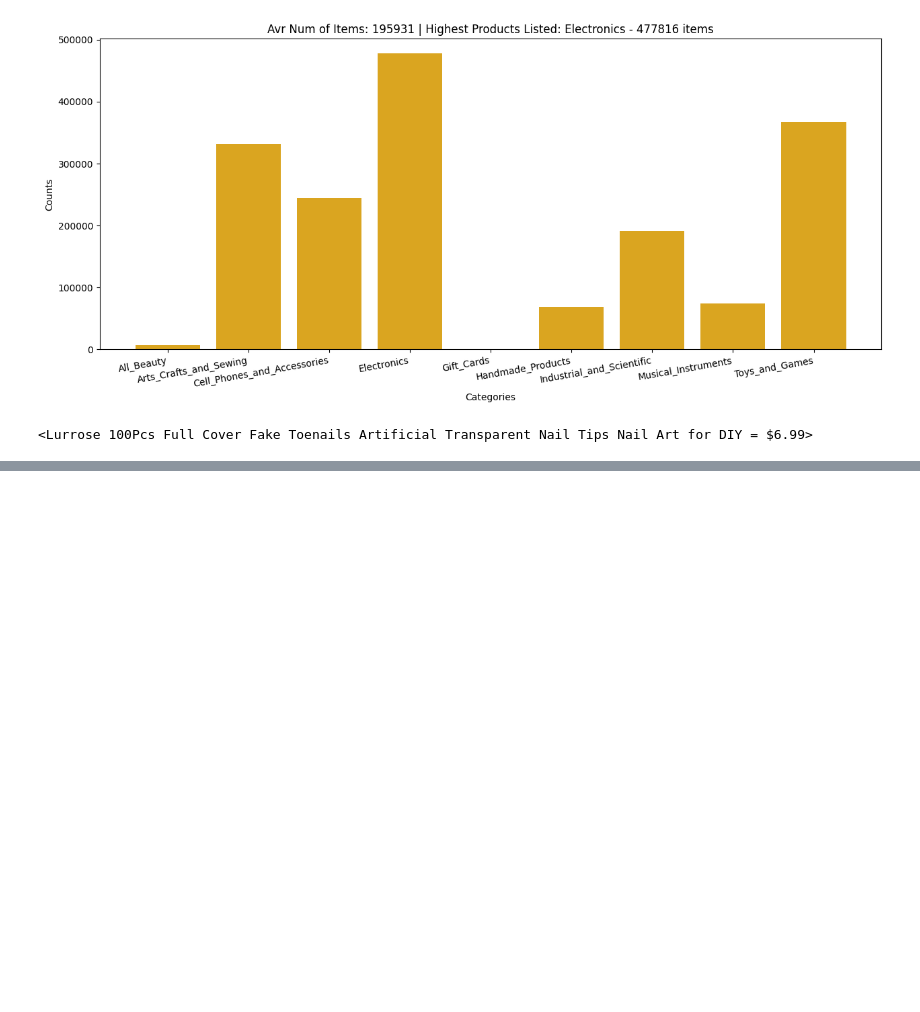
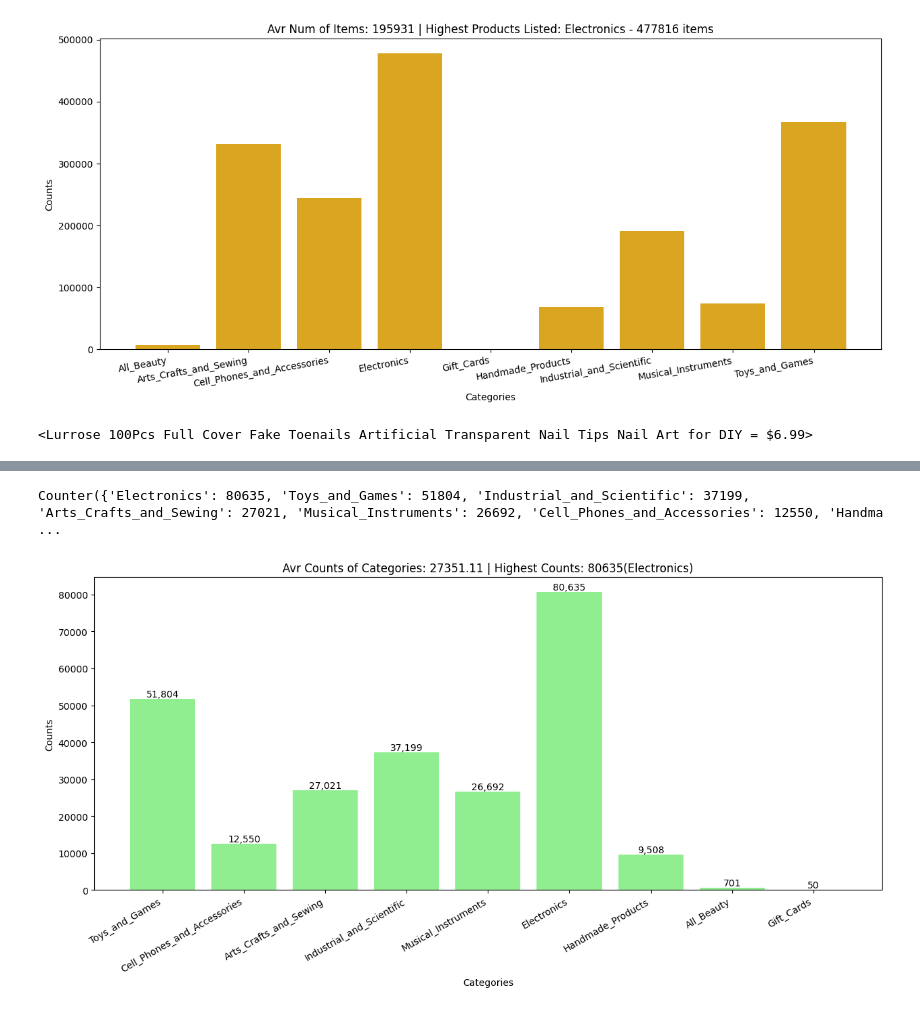
Before and after one commit to mightyoctopus/dataset-curation-data-cleanup, a Jupyter notebook: d2_data_curation_part2.ipynb, the cells around one changed output, grey strips where cells are left out. Drawn from its saved outputs; the diff is of its cells as text; code cells hidden in the pictures; blank space fills up the shorter version.

```diff
--- a/d2_data_curation_part2.ipynb
+++ b/d2_data_curation_part2.ipynb
@@ -221,0 +222,29 @@ There are 246,160 items in the sample
+# %%
+### Category Counter
+
+categories = [item.category for item in samples]
+
+category_counter = Counter(categories)
+
+### Separate categories and counts
+cats, counts = zip(*category_counter.items())
+### Category with the highest counts
+highest_key = category_counter.most_common(1)
+
+### Bar Chart:
+plt.figure(figsize=(15, 6))
+plt.bar(cats, counts, color="lightgreen")
+plt.title(f"Avr Counts of Categories: {sum(counts) / len(counts):.2f} | Highest Counts: {max(counts)}({highest_key[0][0]})")
+plt.xlabel("Categories")
+plt.ylabel("Counts")
+plt.xticks(rotation=30, ha="right")
+
+
+### Add labels on top of each bar
+for i, v in enumerate(counts):
+    plt.text(i, v, f"{v:,}", ha="center", va="bottom")
+
+plt.show()
+# %% [output]
+Counter({'Electronics': 80635, 'Toys_and_Games': 51804, 'Industrial_and_Scientific': 37199, 'Arts_Crafts_and_Sewing': 27021, 'Musical_Instruments': 26692, 'Cell_Phones_and_Accessories': 12550, 'Handma ...
+[figure, added]
```
Also changed, not shown: parts of 6 cells of this notebook.
